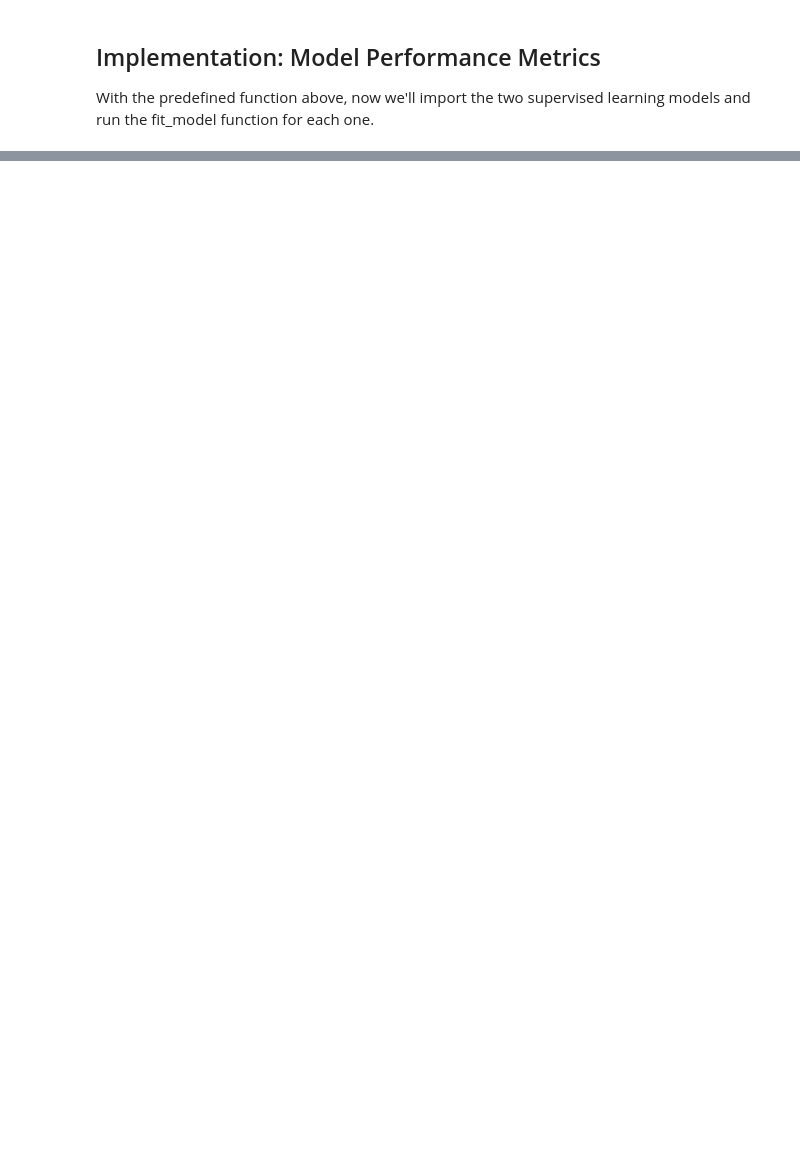
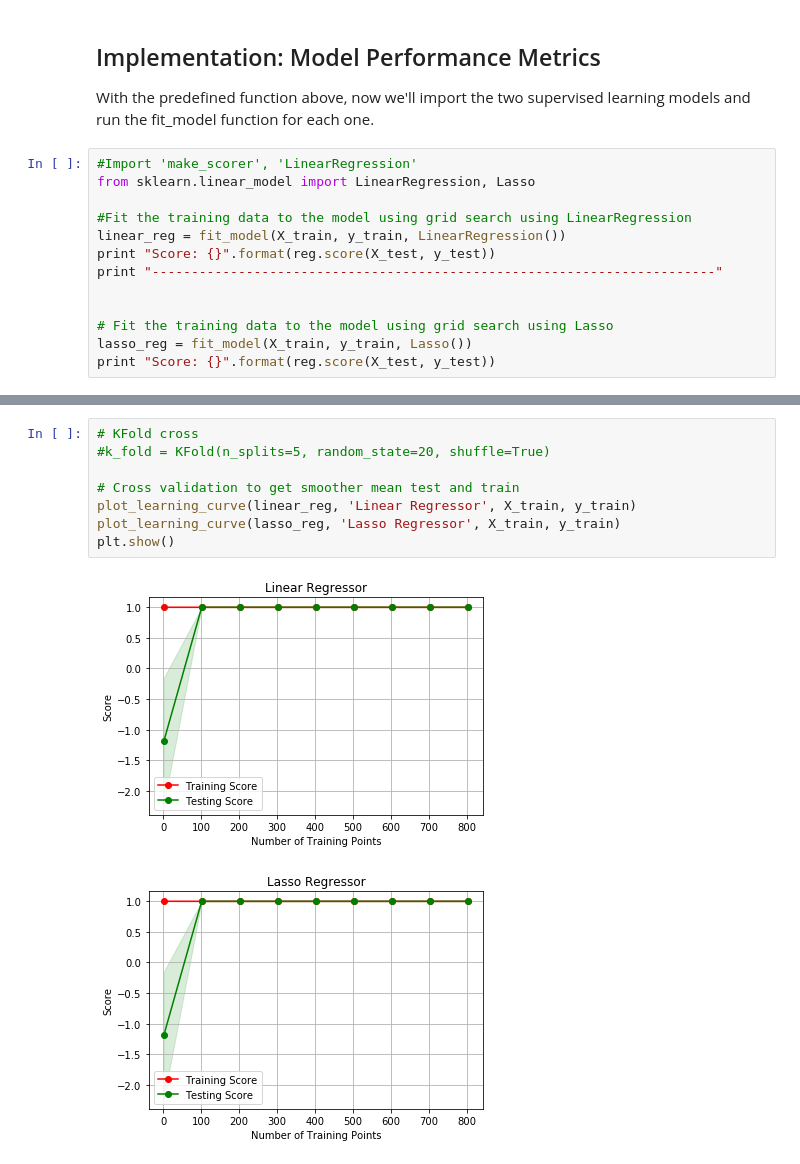
Before and after one commit to oscarrico/machine-learning, a Jupyter notebook: projects/Oscar's capstone/stock_prediction.ipynb, the cells around one changed output, grey strips where cells are left out. Drawn from its saved outputs; the diff is of its cells as text; blank space fills up the shorter version.

```diff
--- a/projects/Oscar's capstone/stock_prediction.ipynb
+++ b/projects/Oscar's capstone/stock_prediction.ipynb
@@ -242,3 +225,16 @@ def fit_model(X, y, regressor, params):
 ## Implementation: Model Performance Metrics
 
 With the predefined function above, now we'll import the two supervised learning models and run the fit_model function for each one.
+# %%
+#Import 'make_scorer', 'LinearRegression'
+from sklearn.linear_model import LinearRegression, Lasso
+
+#Fit the training data to the model using grid search using LinearRegression
+linear_reg = fit_model(X_train, y_train, LinearRegression())
+print "Score: {}".format(reg.score(X_test, y_test))
+print "------------------------------------------------------------------------"
+
+
+# Fit the training data to the model using grid search using Lasso
+lasso_reg = fit_model(X_train, y_train, Lasso())
+print "Score: {}".format(reg.score(X_test, y_test))
@@ -244,0 +291,11 @@ With the predefined function above, now we'll import the two supervised learning
+# %%
+# KFold cross
+#k_fold = KFold(n_splits=5, random_state=20, shuffle=True)
+
+# Cross validation to get smoother mean test and train
+plot_learning_curve(linear_reg, 'Linear Regressor', X_train, y_train)
+plot_learning_curve(lasso_reg, 'Lasso Regressor', X_train, y_train)
+plt.show()
+# %% [output]
+[figure, added]
+[figure, added]
```
Also changed, not shown: parts of 9 cells of this notebook.
